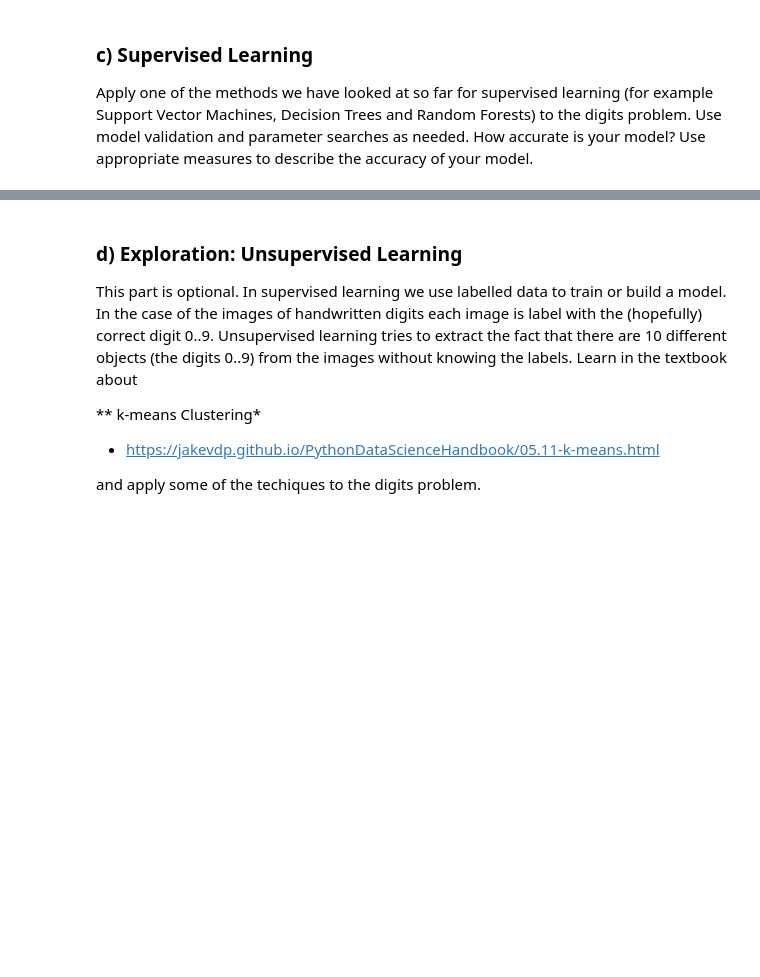
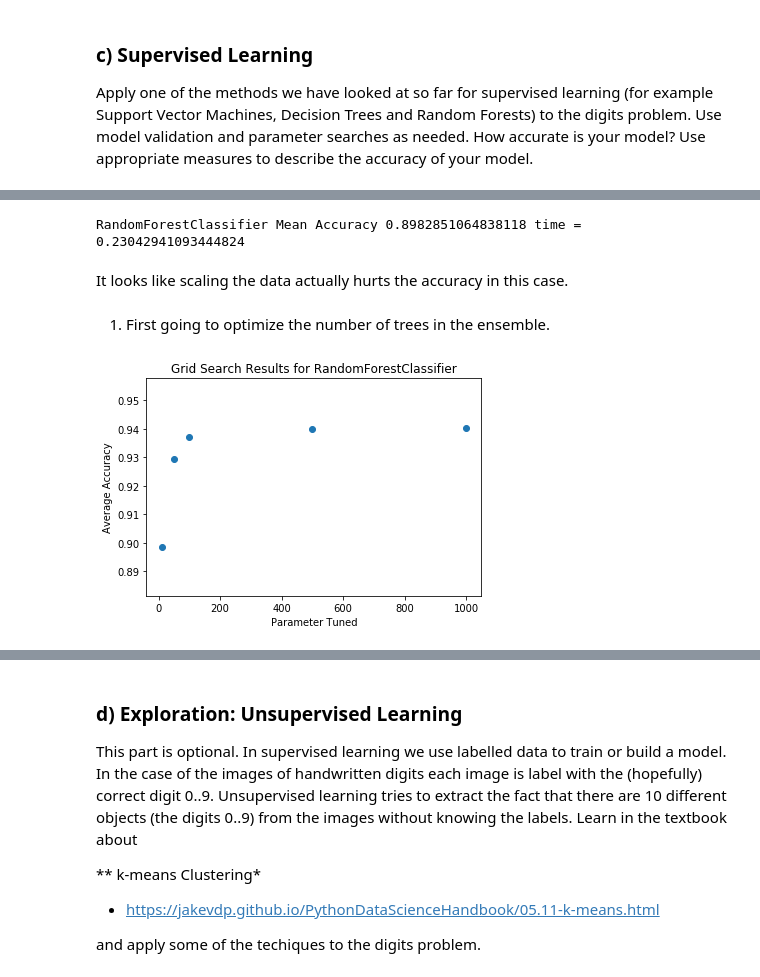
Before and after one commit to OSUScientificComputing464/project-three-grechasneak, a Jupyter notebook: Project Three.ipynb, the cells around one changed output, grey strips where cells are left out. Cells and saved outputs as stored; diff of their text form; code cells hidden in the pictures; blank space fills up the shorter version.

```diff
--- a/Project Three.ipynb
+++ b/Project Three.ipynb
@@ -105,0 +133,2 @@ Apply one of the methods we have looked at so far for supervised learning (for e
+# %%
+clf = RandomForestClassifier()
@@ -105,0 +140,47 @@ Apply one of the methods we have looked at so far for supervised learning (for e
+# %%
+perform_cross_validation(clf, X, y, True)
+# %% [output]
+RandomForestClassifier Mean Accuracy 0.8982851064838118 time = 0.23042941093444824
+# %% [markdown]
+It looks like scaling the data actually hurts the accuracy in this case.
+# %%
+def run_grid_search(model, params, X, y, scaled = False):
+    if scaled:
+        scaler = StandardScaler()
+        X_train_ = scaler.fit_transform(X)
+
+    grid = GridSearchCV(model, params, cv=5)
+    grid.fit(X, y)
+    results = grid.grid_scores_
+
+
+    for key in params:
+        optimized = key
+
+    params = []
+    scores = []
+    for score in results:
+        mean = score[1]
+        try:
+            param = score[0][optimized]
+        except:
+            print('error')
+            break
+
+        scores.append(abs(mean))
+        params.append(param)
+
+    ax = plt.subplot(111)
+    ax.scatter(params, scores)
+    ax.set_title('Grid Search Results for ' + str(model).split('(')[0])
+    ax.set_xlabel('Parameter Tuned')
+    ax.set_ylabel('Average Accuracy')
+    plt.show()
+# %% [markdown]
+1) First going to optimize the number of trees in the ensemble.
+# %%
+nTrees = {'n_estimators' : [10, 50, 100, 500, 1000]}
+# %%
+run_grid_search(clf, nTrees, X, y, scaled = False)
+# %% [output]
+[figure, added]
```
Also changed, not shown: parts of 27 cells of this notebook.
